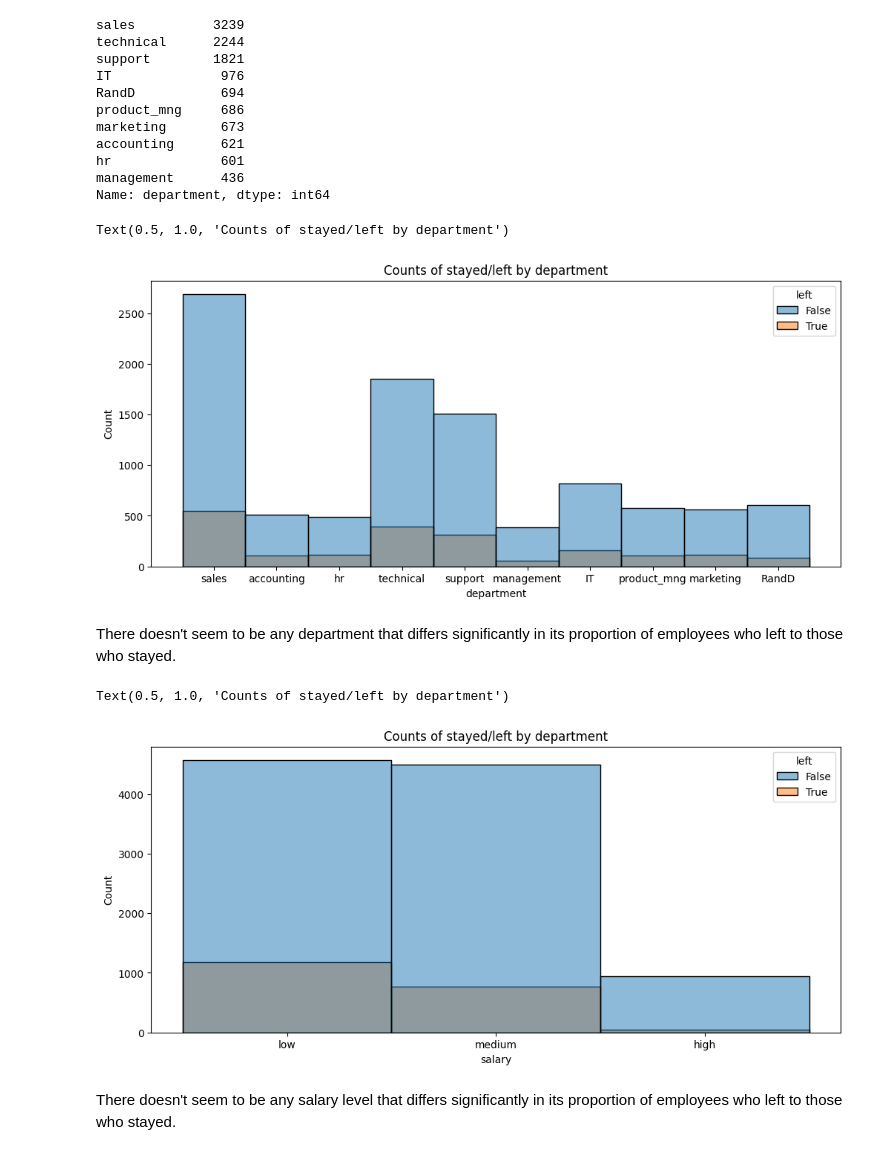
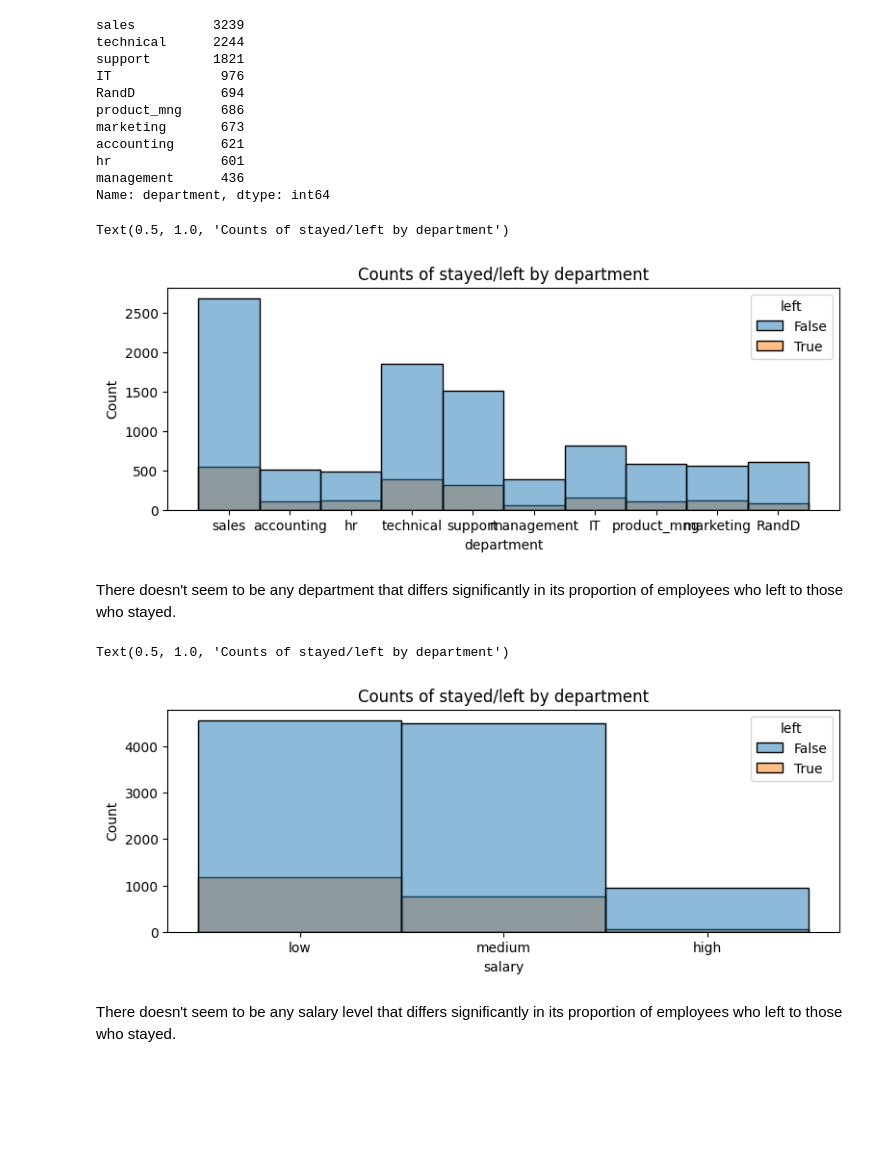
Before and after one commit to voknerog/google_advanced_certification_project, a Jupyter notebook: project.ipynb, the cells around one changed output. Cells and saved outputs as stored; diff of their text form; code cells hidden in the pictures; blank space fills up the shorter version.

```diff
--- a/project.ipynb
+++ b/project.ipynb
@@ -395,22 +405,22 @@ management      436
 Name: department, dtype: int64
 # %%
 # Create stacked histogram to compare department distribution of employees who left to that of employees who didn't
-plt.figure(figsize=(12, 5))
+plt.figure(figsize=(9, 3))
 sns.histplot(data=df, x='department', hue='left')
 plt.title('Counts of stayed/left by department')
 # %% [output]
 Text(0.5, 1.0, 'Counts of stayed/left by department')
-[figure, old version]
+[figure, new version]
 # %% [markdown]
 There doesn't seem to be any department that differs significantly in its proportion of employees who left to those who stayed.
 # %%
 # Create stacked histogram to compare department distribution of employees who left to that of employees who didn't
-plt.figure(figsize=(12, 5))
+plt.figure(figsize=(9, 3))
 sns.histplot(data=df, x='salary', hue='left')
 plt.title('Counts of stayed/left by department')
 # %% [output]
 Text(0.5, 1.0, 'Counts of stayed/left by department')
-[figure, old version]
+[figure, new version]
 # %% [markdown]
 There doesn't seem to be any salary level that differs significantly in its proportion of employees who left to those who stayed.
 # %%
```
Also changed, not shown: parts of 168 cells of this notebook.
